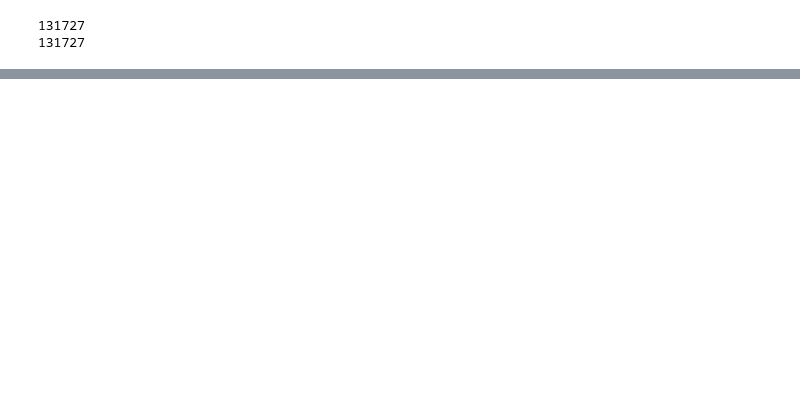
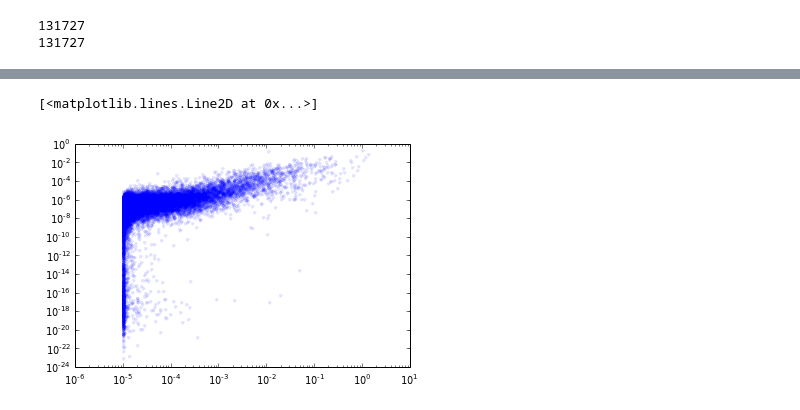
Before and after one commit to illustris-bh-wisc/illustris-bh, a Jupyter notebook: Black Holes.ipynb, the cells around one changed output, grey strips where cells are left out. Saved outputs shown, nothing was run; the diff lists cells and outputs as text; code cells hidden in the pictures; blank space fills up the shorter version.

```diff
--- a/Black Holes.ipynb
+++ b/Black Holes.ipynb
@@ -63,0 +101,5 @@ Number of BHs: 131727
+# %%
+plt.loglog(bm, bmdot, '.', alpha = 0.1)
+# %% [output]
+[<matplotlib.lines.Line2D at 0x...>]
+[figure, added]
```
Also changed, not shown: parts of 12 cells of this notebook, 20 other files.
